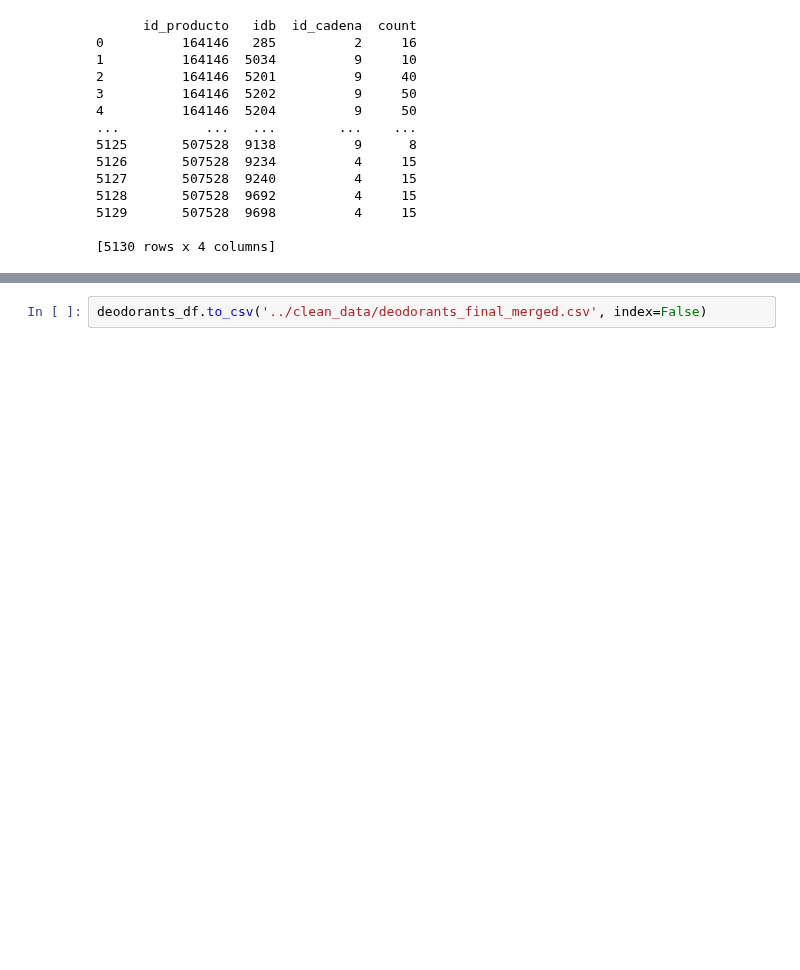
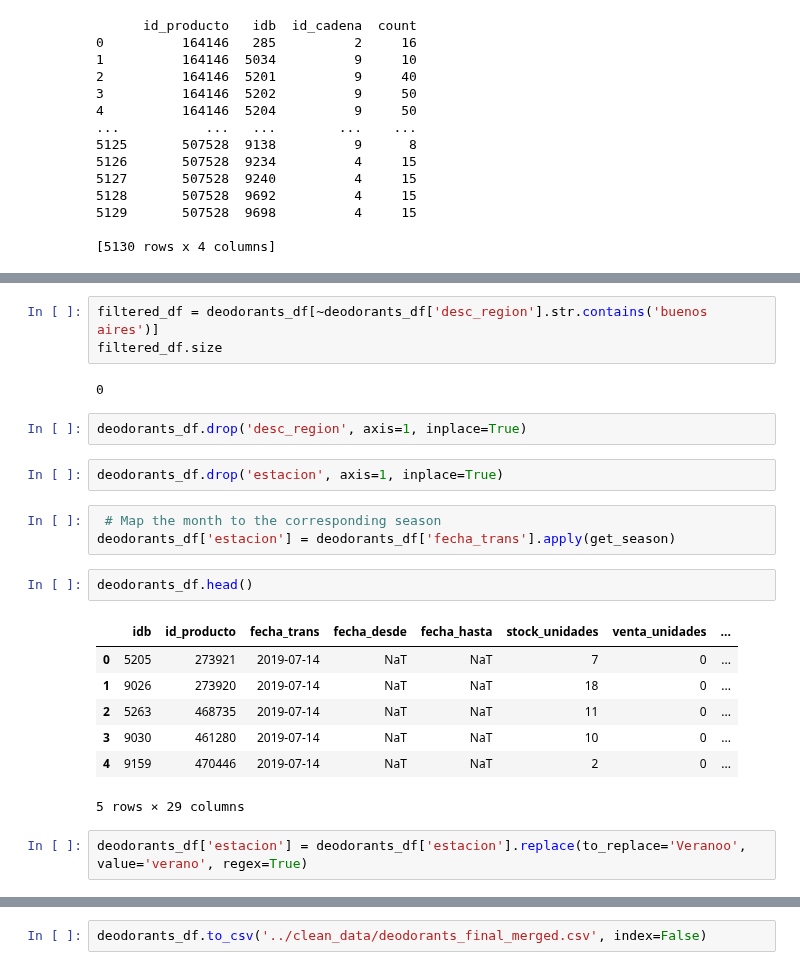
Before and after one commit to ErikaMelt/deodorants-project, a Jupyter notebook: data_cleaning/data_cleaning_deodorants_merged.ipynb, the cells around one changed output, grey strips where cells are left out. Cells and saved outputs as stored; diff of their text form; blank space fills up the shorter version.

```diff
--- a/data_cleaning/data_cleaning_deodorants_merged.ipynb
+++ b/data_cleaning/data_cleaning_deodorants_merged.ipynb
@@ -86,0 +193,24 @@ print(grouped_df)
+# %%
+filtered_df = deodorants_df[~deodorants_df['desc_region'].str.contains('buenos aires')]
+filtered_df.size
+# %% [output]
+0
+# %%
+deodorants_df.drop('desc_region', axis=1, inplace=True)
+# %%
+deodorants_df.drop('estacion', axis=1, inplace=True)
+# %%
+ # Map the month to the corresponding season
+deodorants_df['estacion'] = deodorants_df['fecha_trans'].apply(get_season)
+# %%
+deodorants_df.head()
+# %% [output]
+|  | idb | id_producto | fecha_trans | fecha_desde | fecha_hasta | stock_unidades | venta_unidades | ... |
+| 0 | 5205 | 273921 | 2019-07-14 | NaT | NaT | 7 | 0 | ... |
+| 1 | 9026 | 273920 | 2019-07-14 | NaT | NaT | 18 | 0 | ... |
+| 2 | 5263 | 468735 | 2019-07-14 | NaT | NaT | 11 | 0 | ... |
+| 3 | 9030 | 461280 | 2019-07-14 | NaT | NaT | 10 | 0 | ... |
+| 4 | 9159 | 470446 | 2019-07-14 | NaT | NaT | 2 | 0 | ... |
+5 rows × 29 columns
+# %%
+deodorants_df['estacion'] = deodorants_df['estacion'].replace(to_replace='Veranoo', value='verano', regex=True)
```
Also changed, not shown: parts of 18 cells of this notebook, 3 other files.
